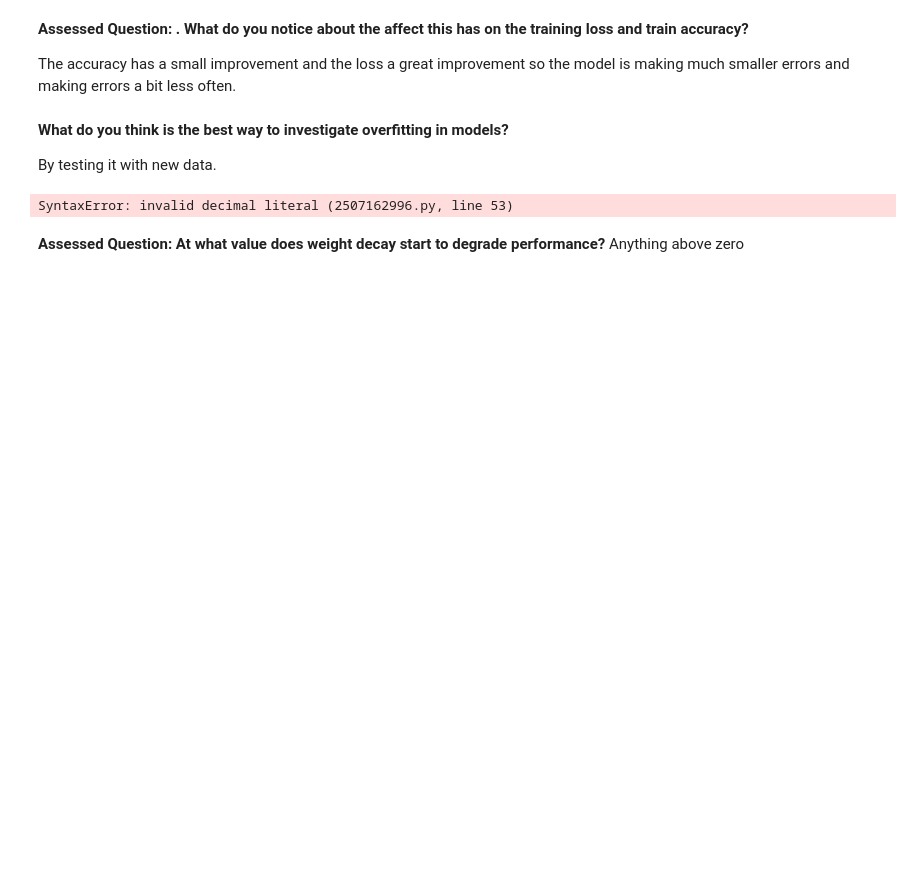
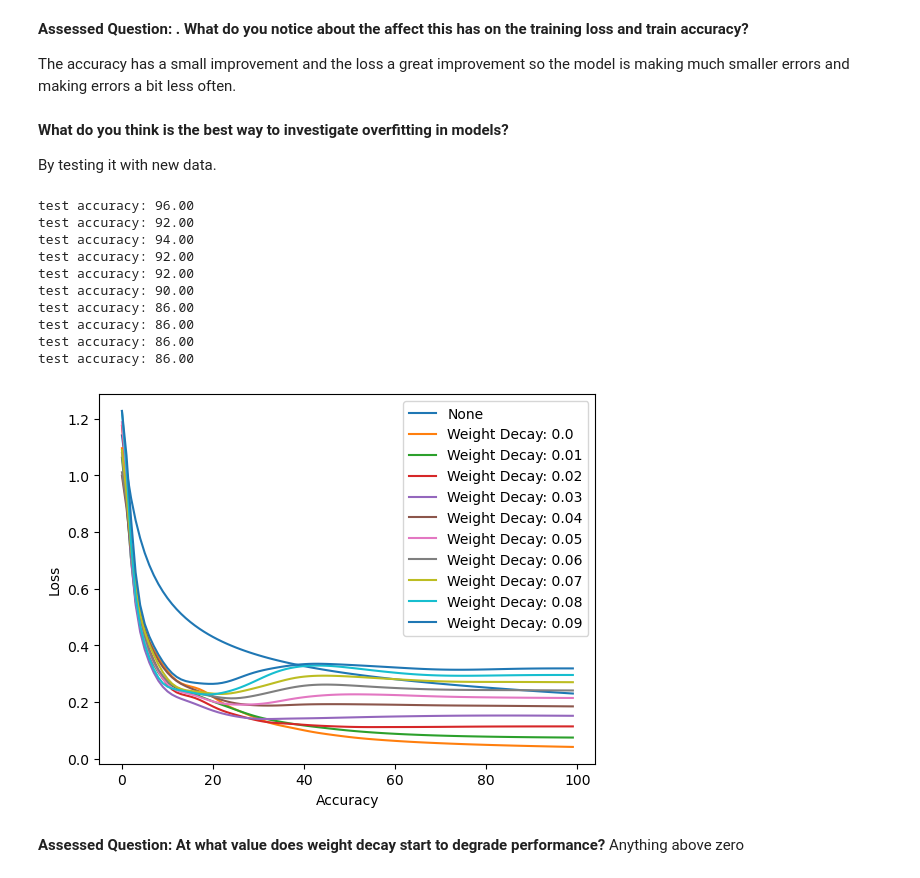
Before and after one commit to br-jack/DeepLearning26, a Jupyter notebook: lab-1-dnns/Lab1.ipynb, the cells around one changed output. Saved outputs shown, nothing was run; the diff lists cells and outputs as text; code cells hidden in the pictures; blank space fills up the shorter version.

```diff
--- a/lab-1-dnns/Lab1.ipynb
+++ b/lab-1-dnns/Lab1.ipynb
@@ -376,35 +376,45 @@ def train_n_test(lr=0.05, print_loss=True, momentum=0, weight_decay=0):
         loss_values.append(loss.item())
 
         # Now we compute the backward pass, which populates the `.grad` attributes of the parameters
         loss.backward()
         # Now we update the model parameters using those gradients
         optimizer.step()
         # Now we need to zero out the `.grad` buffers as otherwise on the next backward pass we'll add the
         # new gradients to the old ones.
         optimizer.zero_grad()
 
     # Finally we can test our model on the test set and get an unbiased estimate of its performance.
     logits = model.forward(features['test'])
     test_accuracy = accuracy(logits, labels['test']) * 100
     print("test accuracy: {:2.2f}".format(test_accuracy))
 
     return loss_values
 
 
 plt.plot([i for i in range(len(loss_vals_before))], loss_vals_before, label="None")
 
 for x in range(0,10,1):
-    weight_decay = x / 100tra Recap Recording
+    weight_decay = x / 100
     loss_values = train_n_test(print_loss=False, lr=0.1, momentum=0.9, weight_decay=(weight_decay))
     plt.plot([i for i in range(len(loss_values))], loss_values, label="Weight Decay: "+ str(weight_decay))
 
 
 plt.xlabel("Accuracy")
 plt.ylabel("Loss")
 plt.legend()
 plt.show()
 # %% [output]
-SyntaxError: invalid decimal literal (2507162996.py, line 53)
+test accuracy: 96.00
+test accuracy: 92.00
+test accuracy: 94.00
+test accuracy: 92.00
+test accuracy: 92.00
+test accuracy: 90.00
+test accuracy: 86.00
+test accuracy: 86.00
+test accuracy: 86.00
+test accuracy: 86.00
+[figure, added]
 # %% [markdown]
 **Assessed Question: At what value does weight decay start to degrade performance?**
 Anything above zero
```
Also changed, not shown: parts of 3 cells of this notebook, 19 other files.
